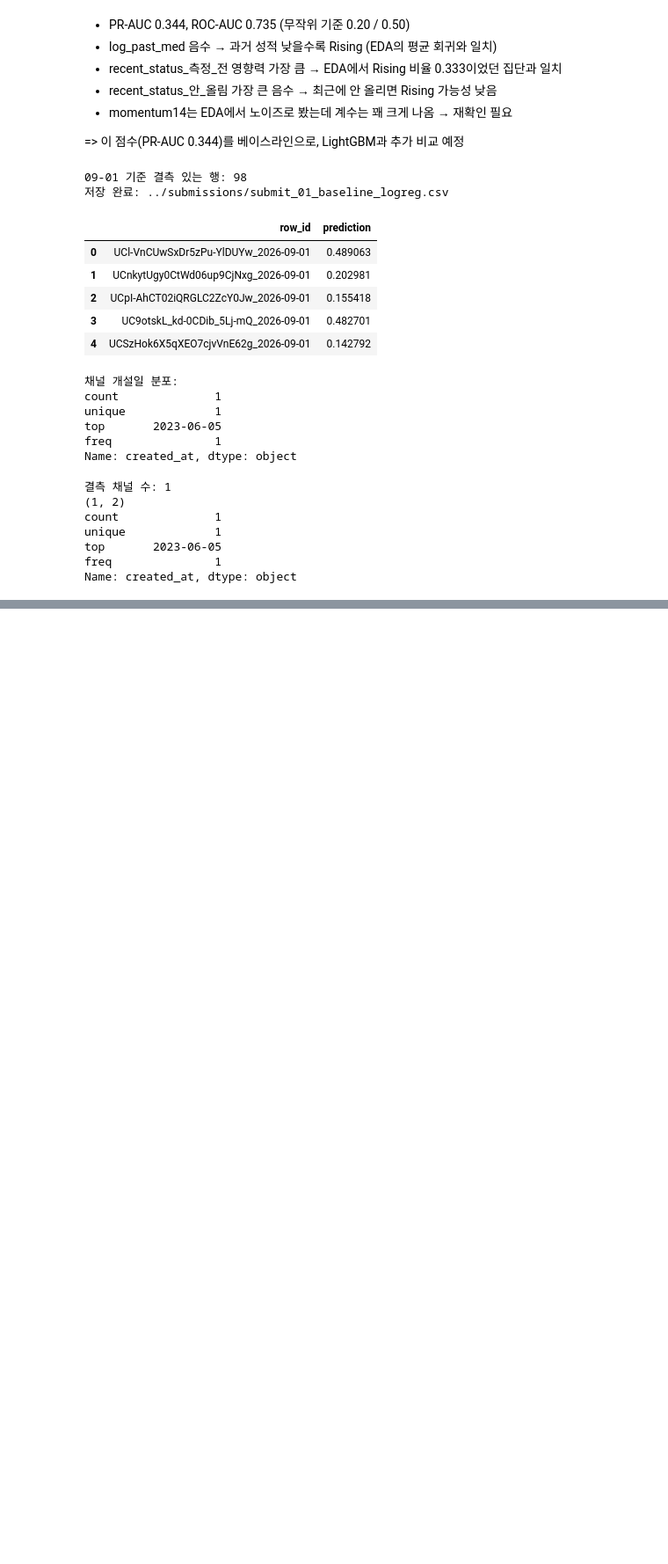
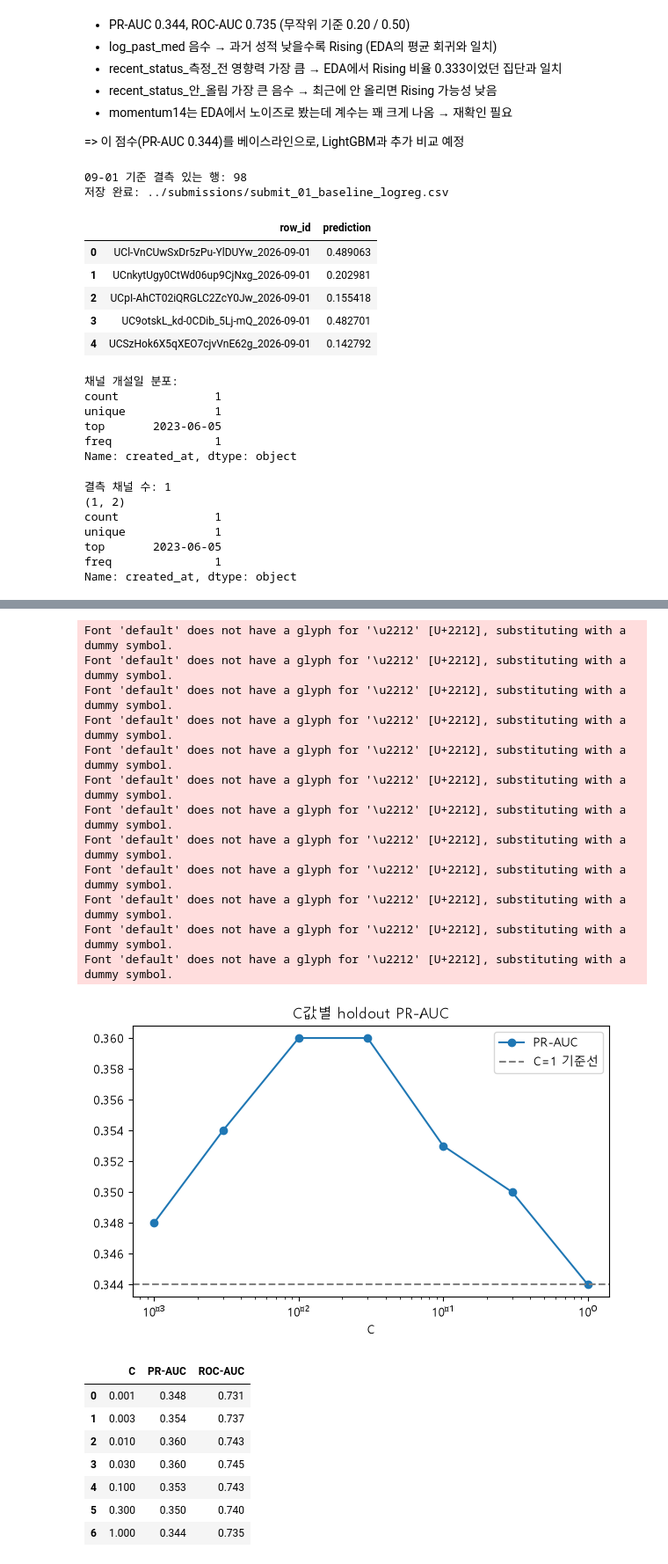
Before and after one commit to JuYeong1112/5th_Datathon, a Jupyter notebook: notebooks/03_baseline.ipynb, the cells around one changed output, grey strips where cells are left out. Shown at 88% size. Cells and saved outputs as stored; diff of their text form; code cells hidden in the pictures; blank space fills up the shorter version.

```diff
--- a/notebooks/03_baseline.ipynb
+++ b/notebooks/03_baseline.ipynb
@@ -284,0 +431,43 @@ Name: created_at, dtype: object
+# %%
+# C 값을 더 세밀하게 탐색
+
+Cs = [0.001, 0.003, 0.01, 0.03, 0.1, 0.3, 1.0]
+
+rows = []
+for C in Cs:
+    m = LogisticRegression(max_iter=1000, class_weight='balanced', C=C)
+    m.fit(X_train, y_train)
+    p = m.predict_proba(X_hold)[:, 1]
+    rows.append({
+        'C': C,
+        'PR-AUC': round(average_precision_score(y_hold, p), 3),
+        'ROC-AUC': round(roc_auc_score(y_hold, p), 3),
+    })
+
+result = pd.DataFrame(rows)
+result.plot(x='C', y='PR-AUC', marker='o', logx=True, figsize=(7,4), title='C값별 holdout PR-AUC')
+plt.axhline(0.344, ls='--', c='gray', label='C=1 기준선')
+plt.legend(); plt.show()
+result
+# %% [output]
+Font 'default' does not have a glyph for '\u2212' [U+2212], substituting with a dummy symbol.
+Font 'default' does not have a glyph for '\u2212' [U+2212], substituting with a dummy symbol.
+Font 'default' does not have a glyph for '\u2212' [U+2212], substituting with a dummy symbol.
+Font 'default' does not have a glyph for '\u2212' [U+2212], substituting with a dummy symbol.
+Font 'default' does not have a glyph for '\u2212' [U+2212], substituting with a dummy symbol.
+Font 'default' does not have a glyph for '\u2212' [U+2212], substituting with a dummy symbol.
+Font 'default' does not have a glyph for '\u2212' [U+2212], substituting with a dummy symbol.
+Font 'default' does not have a glyph for '\u2212' [U+2212], substituting with a dummy symbol.
+Font 'default' does not have a glyph for '\u2212' [U+2212], substituting with a dummy symbol.
+Font 'default' does not have a glyph for '\u2212' [U+2212], substituting with a dummy symbol.
+Font 'default' does not have a glyph for '\u2212' [U+2212], substituting with a dummy symbol.
+Font 'default' does not have a glyph for '\u2212' [U+2212], substituting with a dummy symbol.
+[figure, added]
+|  | C | PR-AUC | ROC-AUC |
+| 0 | 0.001 | 0.348 | 0.731 |
+| 1 | 0.003 | 0.354 | 0.737 |
+| 2 | 0.010 | 0.360 | 0.743 |
+| 3 | 0.030 | 0.360 | 0.745 |
+| 4 | 0.100 | 0.353 | 0.743 |
+| 5 | 0.300 | 0.350 | 0.740 |
+| 6 | 1.000 | 0.344 | 0.735 |
```
Also changed, not shown: parts of 38 cells of this notebook, 1 other file.
